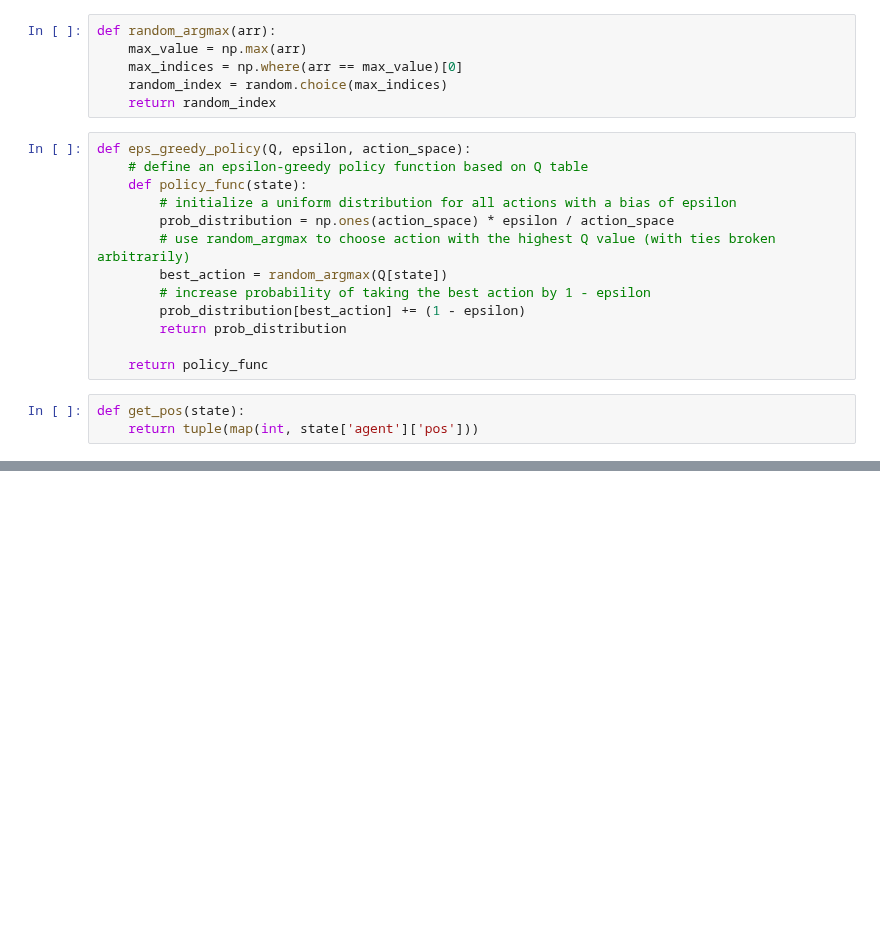
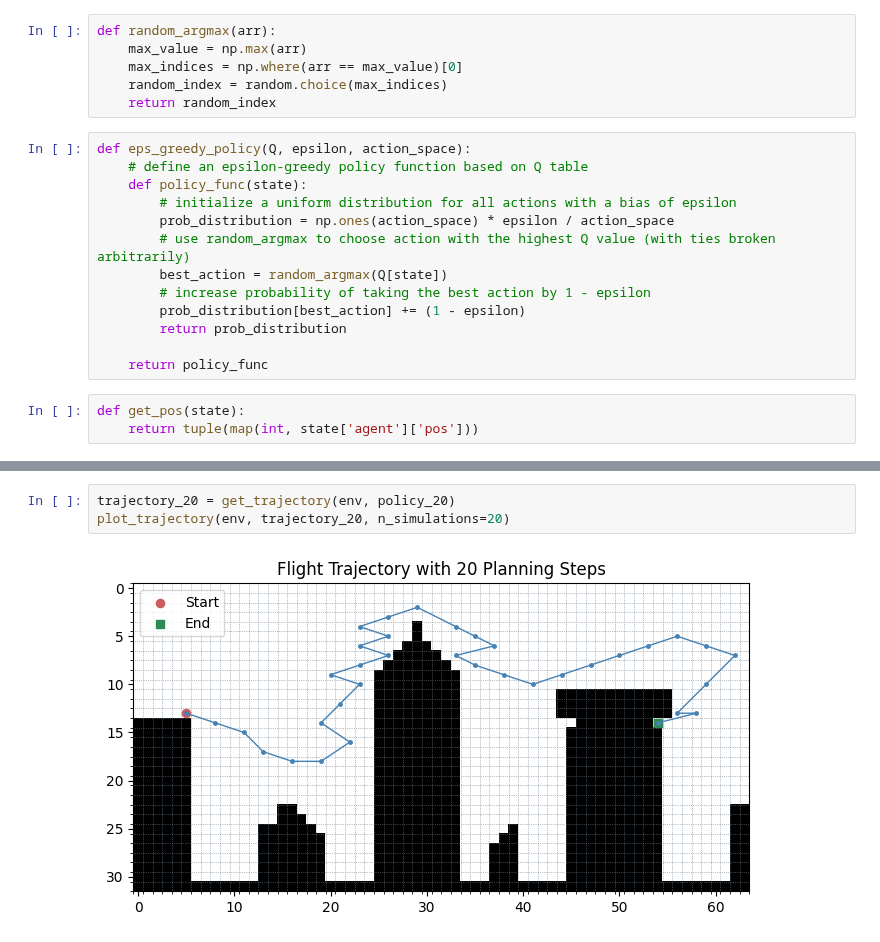
Before and after one commit to kuimetra/reinforcement_learning, a Jupyter notebook: problem_set4/ex5.ipynb, the cells around one changed output, grey strips where cells are left out. Saved outputs shown, nothing was run; the diff lists cells and outputs as text; blank space fills up the shorter version.

```diff
--- a/problem_set4/ex5.ipynb
+++ b/problem_set4/ex5.ipynb
@@ -118,0 +173,5 @@ Episode 500/500.{'agent': {'pos': array([14., 54.])}} 1
+# %%
+trajectory_20 = get_trajectory(env, policy_20)
+plot_trajectory(env, trajectory_20, n_simulations=20)
+# %% [output]
+[figure, added]
```
Also changed, not shown: parts of 14 cells of this notebook.
